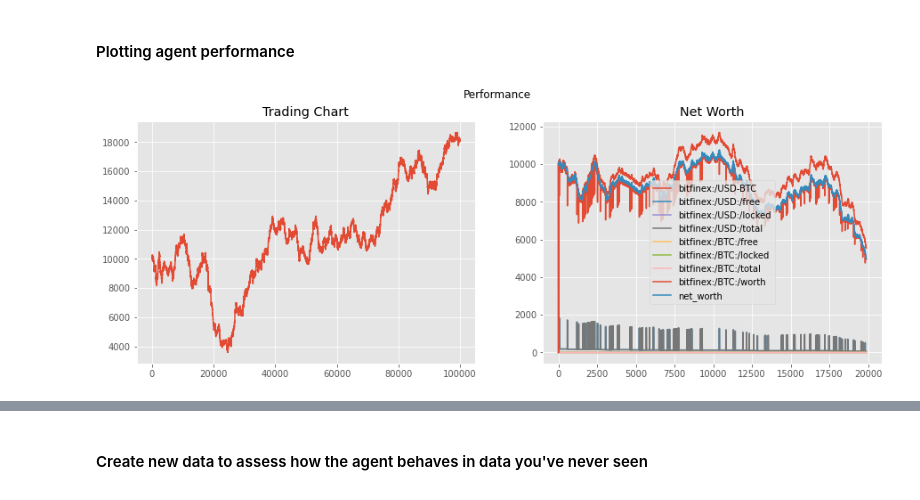
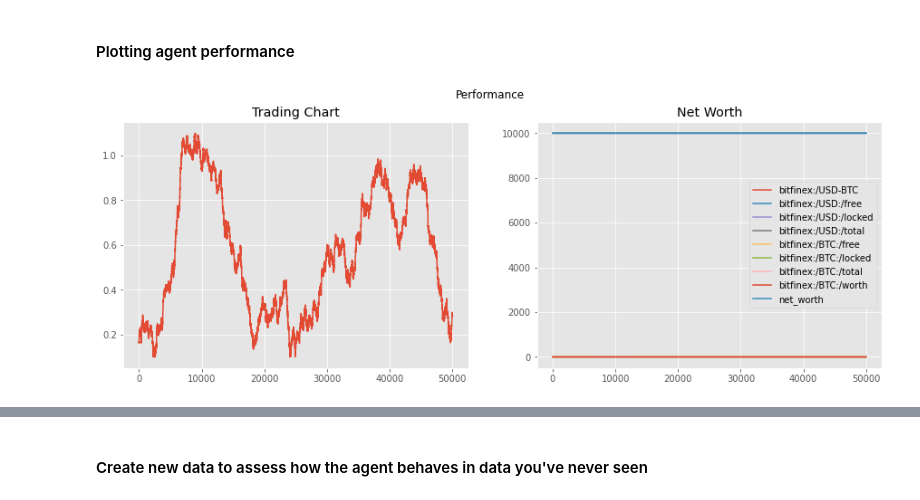
Before and after one commit to leandronogsantos/ReinforcementLearningTrading, a Jupyter notebook: rl-tensortrade.ipynb, the cells around one changed output, grey strips where cells are left out. Saved outputs shown, nothing was run; the diff lists cells and outputs as text; code cells hidden in the pictures.

```diff
--- a/rl-tensortrade.ipynb
+++ b/rl-tensortrade.ipynb
@@ -108,0 +105,21 @@ data.close.plot()
+# %%
+# from scipy.signal import savgol_filter
+# funcs = [sp.gbm, sp.heston]
+
+# data = sp.fbm(
+
+#     base_price=random.randint(20, 2000),
+#     base_volume=random.randint(40, 5000),
+#     start_date="2010-01-01",
+#     times_to_generate=50000,
+#     time_frame='1H')
+
+# for column in ["close", "open", "high", "low", "volume"]:
+#     data[f"diff_{column}"] = data[f"{column}"].apply(np.log).diff().dropna()
+#     data[f"soft_{column}"] = savgol_filter(data[column], 35, 2)
+
+
+# data.to_csv("fake_data.csv", index=False)
+data = pd.read_csv("fake_data.csv")
+
+data.close.plot()
@@ -109,2 +136,9 @@ data.close.plot()
 # %% [markdown]
 #### Adding technical analysis features to the dataframe
+# %%
+data = fetchTaFeatures(data)
+data = fetchTaFeatures(data,
+                       columns = {'open': "soft_open", 'high':"soft_high", 'low':"soft_low",
+                                  'close':"soft_close", 'volume':"volume"},
+                       colprefix="soft_"
+                      )
@@ -113,5 +175,10 @@ data = fetchTaFeatures(data)
 # %% [markdown]
 #### Normalizing the data
 # %%
-scaler = MinMaxScaler()
+scaler = MinMaxScaler(feature_range=(0.1, 1.1))
 norm_data = pd.DataFrame(scaler.fit_transform(data), columns=data.columns)
+norm_data.to_csv("fake_data_norm.csv", index=False)
+import joblib
+joblib.dump(scaler, 'scaler.save')
+
+# norm_data = pd.read_csv("fake_data_norm.csv")
@@ -131,5 +216,5 @@ The agent will be saved in the "agents/" folder
 !mkdir -p agents/
 
 agent = A2CAgent(env)
-reward = agent.train(n_steps=100000, save_path="agents/", n_episodes = 10)
+reward = agent.train(n_steps=20000, save_path="agents/", n_episodes = 10)
 # %% [output]
@@ -167,15 +247,15 @@ reward
 # %%
 fig, axs = plt.subplots(1, 2, figsize=(15, 5))
 
 fig.suptitle("Performance")
 
-axs[0].plot(np.arange(len(data["close"])), data["close"], label="price")
+axs[0].plot(np.arange(len(norm_data["close"])), norm_data["close"], label="price")
 axs[0].set_title("Trading Chart")
 
 performance_df = pd.DataFrame().from_dict(env.action_scheme.portfolio.performance, orient='index')
 performance_df.plot(ax=axs[1])
 axs[1].set_title("Net Worth")
 
 plt.show()
 # %% [output]
-[figure, old version]
+[figure, new version]
```
Also changed, not shown: parts of 22 cells of this notebook, 1 other file.
